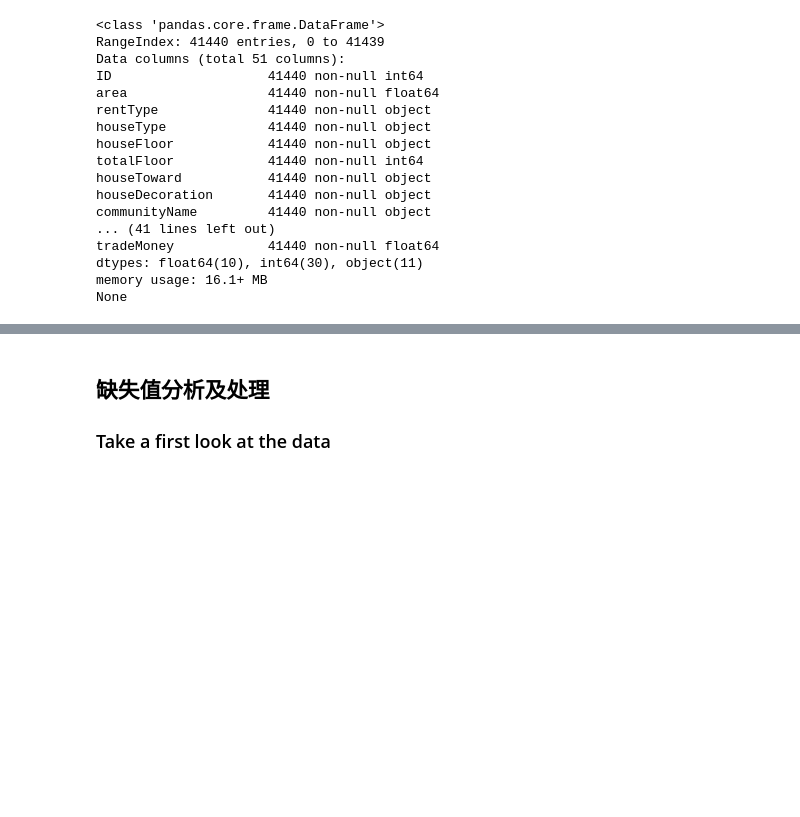
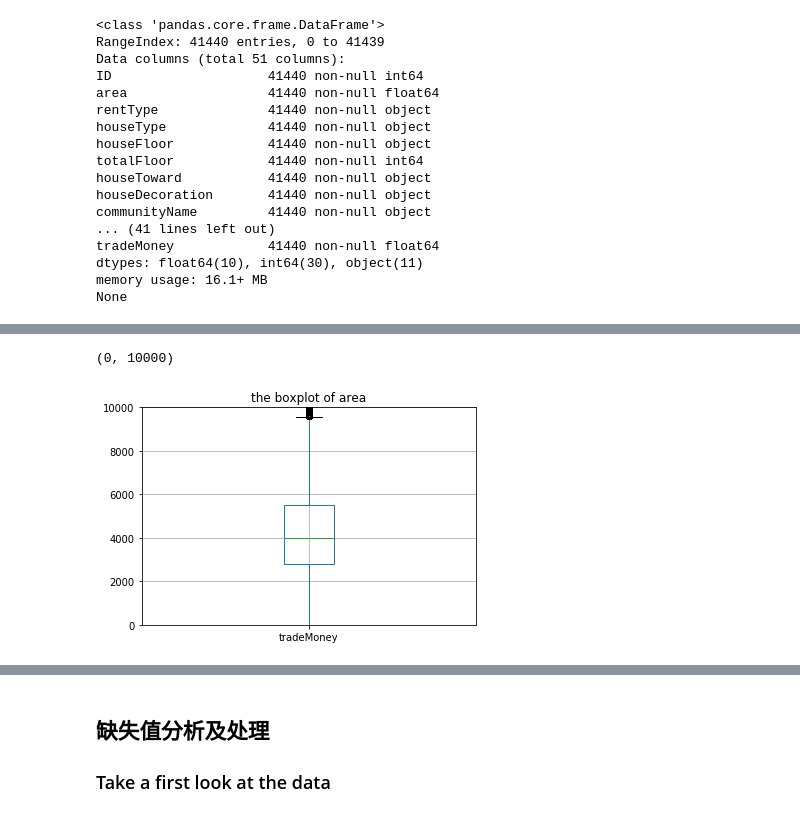
Before and after one commit to jieyuhuayang/rental-forecast, a Jupyter notebook: Data analysis and preprocessing.ipynb, the cells around one changed output, grey strips where cells are left out. Cells and saved outputs as stored; diff of their text form; code cells hidden in the pictures; blank space fills up the shorter version.

```diff
--- a/Data analysis and preprocessing.ipynb
+++ b/Data analysis and preprocessing.ipynb
@@ -54,0 +62,8 @@ Text(0, 0.5, 'tradeMoney')
+# %%
+# boxplot查看每个特征下的数据分布
+df_train.boxplot(column=['tradeMoney'])
+plt.title('the boxplot of area')
+plt.ylim([0,10000])
+# %% [output]
+(0, 10000)
+[figure, added]
```
Also changed, not shown: parts of 6 cells of this notebook, 2 other files.
